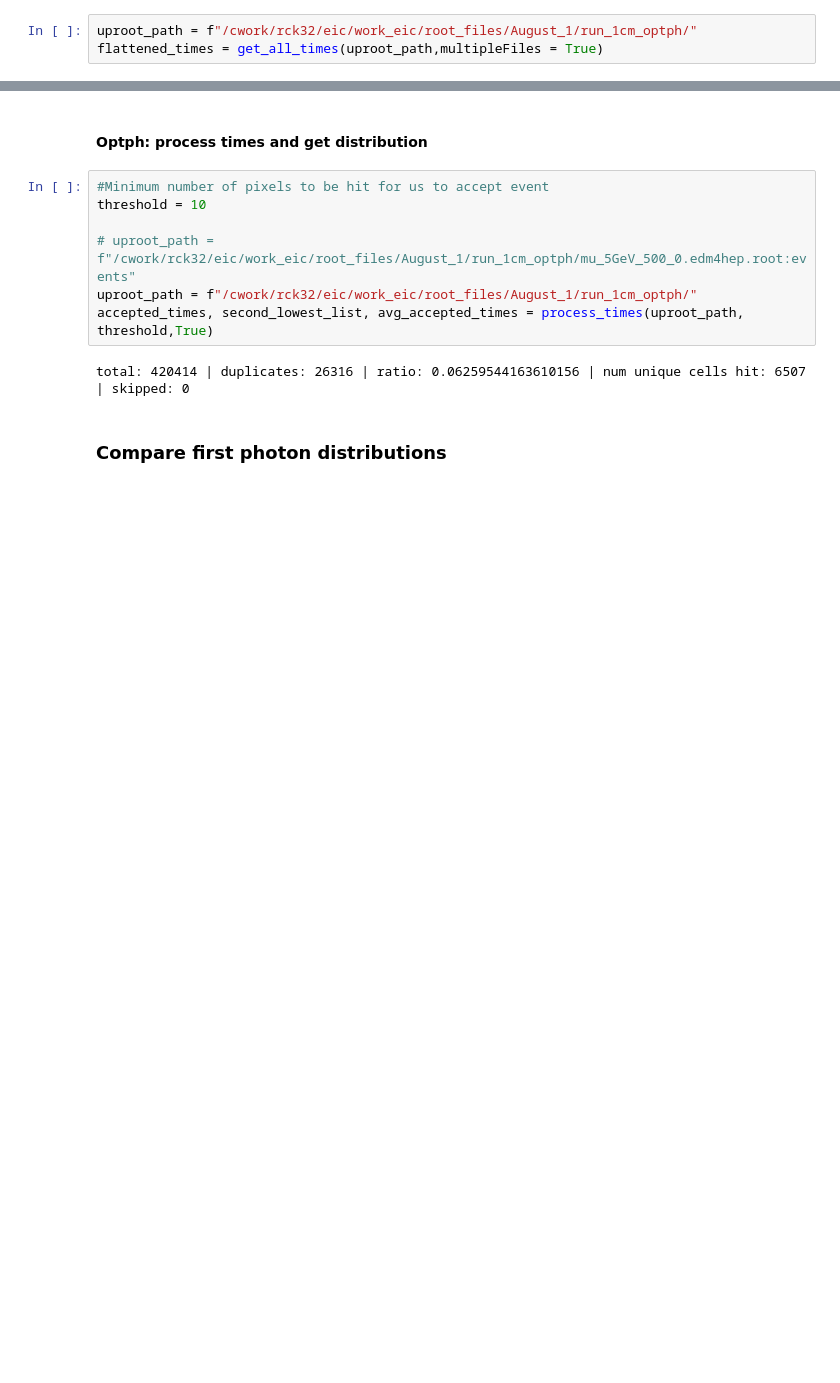
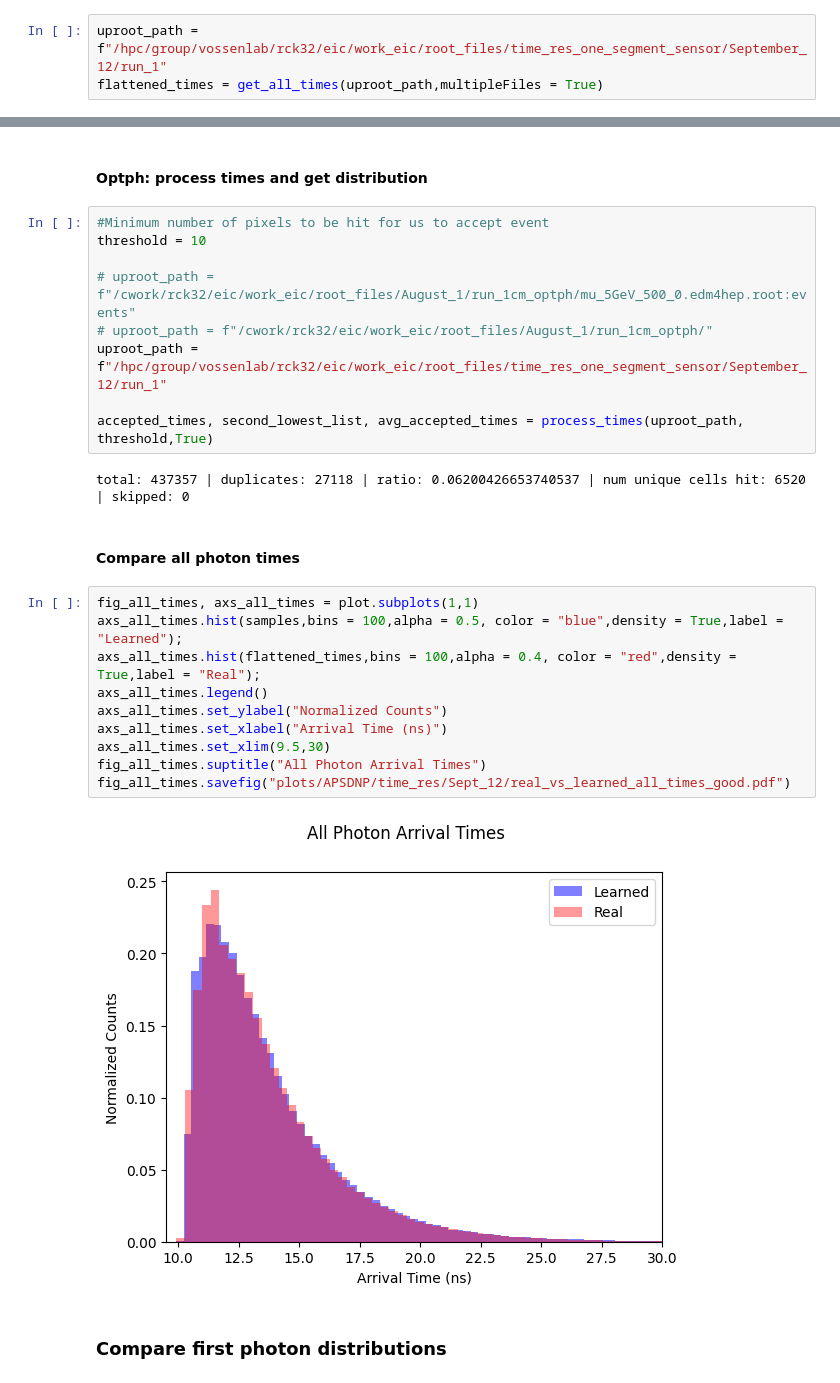
Before and after one commit to RowanKell/work_eic, a Jupyter notebook: macros/Timing_estimation/NF_one_bar_time_resolution.ipynb, the cells around one changed output, grey strips where cells are left out. Saved outputs shown, nothing was run; the diff lists cells and outputs as text; blank space fills up the shorter version.

```diff
--- a/macros/Timing_estimation/NF_one_bar_time_resolution.ipynb
+++ b/macros/Timing_estimation/NF_one_bar_time_resolution.ipynb
@@ -159,7 +163,7 @@ event_idxs = event_idxs.cpu().detach()
 # %% [markdown]
 #### Open and merge all times from optph sims
 # %%
-uproot_path = f"/cwork/rck32/eic/work_eic/root_files/August_1/run_1cm_optph/"
+uproot_path = f"/hpc/group/vossenlab/rck32/eic/work_eic/root_files/time_res_one_segment_sensor/September_12/run_1"
 flattened_times = get_all_times(uproot_path,multipleFiles = True)
 # %% [markdown]
 ### Compare total distributions
@@ -223,10 +210,26 @@ if valid_events.numel() > 0:
 threshold = 10
 
 # uproot_path = f"/cwork/rck32/eic/work_eic/root_files/August_1/run_1cm_optph/mu_5GeV_500_0.edm4hep.root:events"
-uproot_path = f"/cwork/rck32/eic/work_eic/root_files/August_1/run_1cm_optph/"
+# uproot_path = f"/cwork/rck32/eic/work_eic/root_files/August_1/run_1cm_optph/"
+uproot_path = f"/hpc/group/vossenlab/rck32/eic/work_eic/root_files/time_res_one_segment_sensor/September_12/run_1"
+
 accepted_times, second_lowest_list, avg_accepted_times = process_times(uproot_path, threshold,True)
 # %% [output]
-total: 420414 | duplicates: 26316 | ratio: 0.06259544163610156 | num unique cells hit: 6507 | skipped: 0
+total: 437357 | duplicates: 27118 | ratio: 0.06200426653740537 | num unique cells hit: 6520 | skipped: 0
+# %% [markdown]
+#### Compare all photon times
+# %%
+fig_all_times, axs_all_times = plot.subplots(1,1)
+axs_all_times.hist(samples,bins = 100,alpha = 0.5, color = "blue",density = True,label = "Learned");
+axs_all_times.hist(flattened_times,bins = 100,alpha = 0.4, color = "red",density = True,label = "Real");
+axs_all_times.legend()
+axs_all_times.set_ylabel("Normalized Counts")
+axs_all_times.set_xlabel("Arrival Time (ns)")
+axs_all_times.set_xlim(9.5,30)
+fig_all_times.suptitle("All Photon Arrival Times")
+fig_all_times.savefig("plots/APSDNP/time_res/Sept_12/real_vs_learned_all_times_good.pdf")
+# %% [output]
+[figure, new version]
 # %% [markdown]
 ### Compare first photon distributions
 # %%
```
Also changed, not shown: parts of 7 cells of this notebook, 48 other files.
